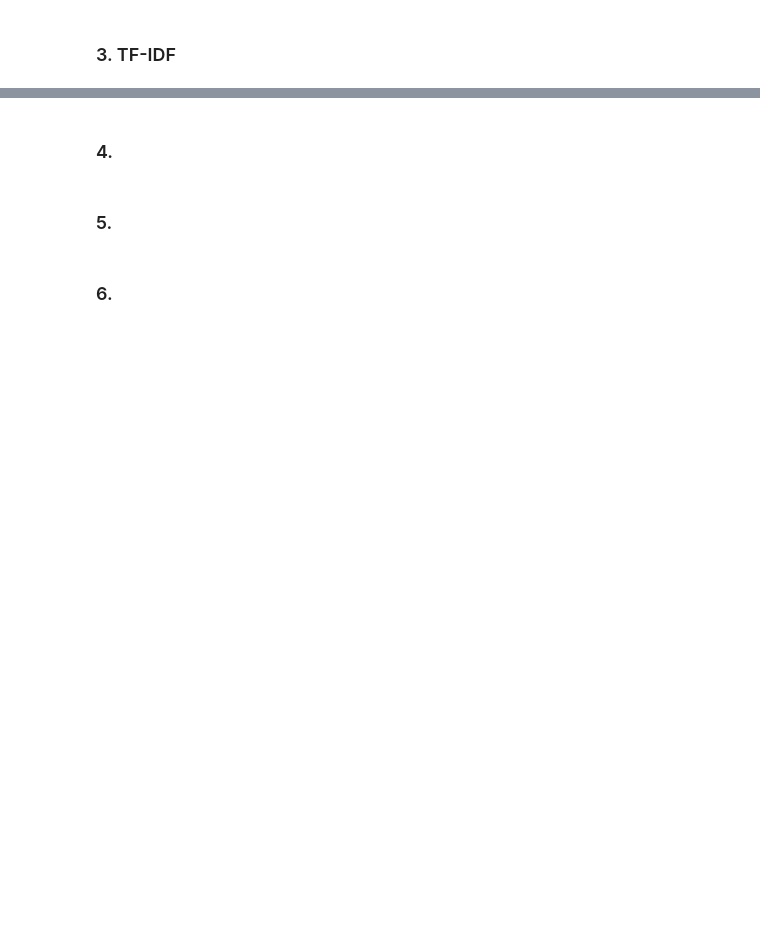
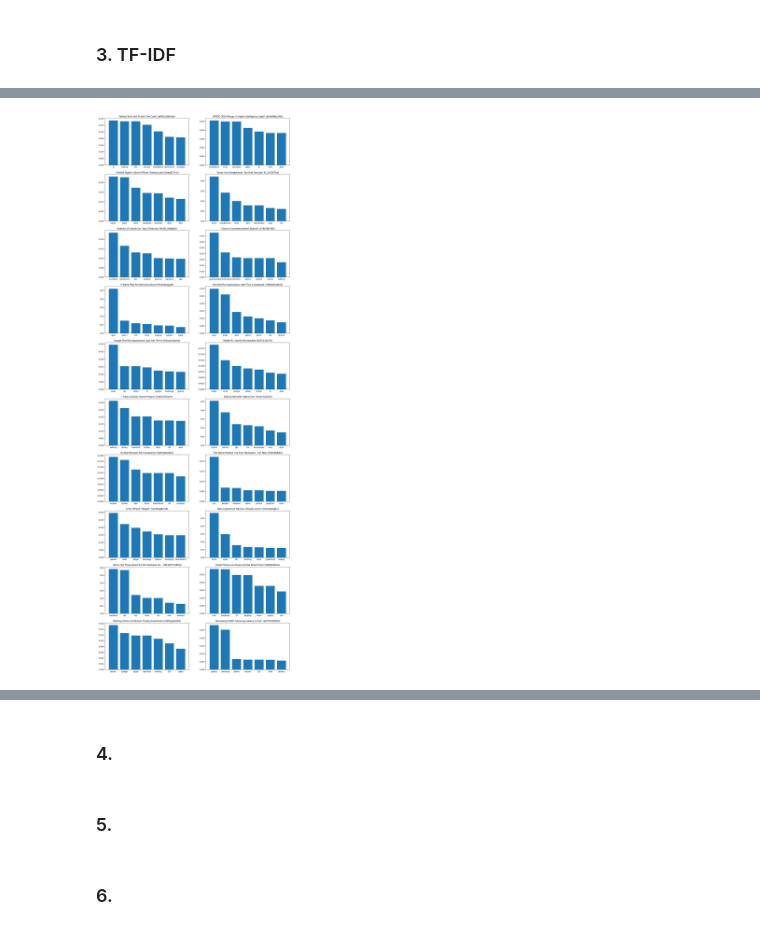
Before and after one commit to OctavianNistora/DM-Project, a Jupyter notebook: DM_Project.ipynb, the cells around one changed output, grey strips where cells are left out. Drawn from its saved outputs; the diff is of its cells as text; code cells hidden in the pictures; blank space fills up the shorter version.

```diff
--- a/DM_Project.ipynb
+++ b/DM_Project.ipynb
@@ -216,7 +233,20 @@ comment_df
 allowed_video_chars = string.ascii_letters + string.digits + string.whitespace
 allowed_comment_chars = string.ascii_letters + string.digits + string.whitespace + ':'
 
-clean_video_df = video_df.copy().astype({
+clean_video_df = video_df.copy().dropna(subset=[
+    'Channel Name',
+    'Channel ID',
+    'Video Title',
+    'Video ID',
+    'Date Published',
+    'Video Length',
+    'No. Views',
+    'No. Likes',
+    'No. Comments',
+    'Transcript'
+    ])
+
+clean_video_df = clean_video_df.astype({
     'Channel Name': 'str',
     'Channel ID': 'str',
     'Video Title': 'str',
@@ -243,7 +273,9 @@ clean_video_df = clean_video_df.explode('Word').reset_index(drop=True)
 clean_video_df = clean_video_df[~clean_video_df['Word'].isin(nltk.corpus.stopwords.words('english'))].reset_index(drop=True)
 
 
-clean_comment_df = comment_df.copy().astype({
+clean_comment_df = comment_df.copy().dropna()
+
+clean_comment_df = clean_comment_df.astype({
     'Channel Name': 'str',
     'Channel ID': 'str',
     'Video Title': 'str',
@@ -302,0 +366,8 @@ clean_comment_df
+# %%
+chronological_video_id_list = tf_idf_video_df[['Video ID', 'Date Published']].sort_values('Date Published', ascending=False).drop_duplicates()['Video ID'].to_list()
+# %%
+temp_list = []
+for id in chronological_video_id_list:
+  temp_list += tf_idf_video_df[tf_idf_video_df['Video ID'] == id].sort_values('TF_IDF', ascending=False).head(wordsTableCount).values.tolist()
+pd.set_option('display.max_rows', None)
+pd.DataFrame(temp_list, columns=tf_idf_video_df.columns.values.tolist()).set_index(['Channel Name', 'Channel ID', 'Video Title', 'Video ID', 'Date Published', 'Word'])
@@ -302,0 +395,20 @@ clean_comment_df
+# %%
+temp_list = []
+for id in chronological_video_id_list:
+  temp_list += [[id, tf_idf_video_df[tf_idf_video_df['Video ID'] == id]['Video Title'].values[0]]]
+video_list = []
+for video in temp_list:
+  temp_df = tf_idf_video_df[tf_idf_video_df['Video ID'] == video[0]][['Word', 'TF_IDF']].sort_values('TF_IDF', ascending=False).head(wordsGraphCount)
+  video += [temp_df['Word'].to_list(), temp_df['TF_IDF'].to_list()]
+  video_list += [video]
+
+figure, axis = plt.subplots(gridsVertical, gridsHorizontal)
+figure.set_figwidth(18)
+figure.set_figheight(54)
+
+for i in range(gridsVertical):
+  for j in range(gridsHorizontal):
+    axis[i, j].bar(video_list[i*gridsHorizontal+j][2], video_list[i*gridsHorizontal+j][3])
+    axis[i, j].set_title(f'{video_list[i*gridsHorizontal+j][1]} ({video_list[i*gridsHorizontal+j][0]})')
+# %% [output]
+[figure, added]
```
Also changed, not shown: parts of 11 cells of this notebook, 3 other files.
